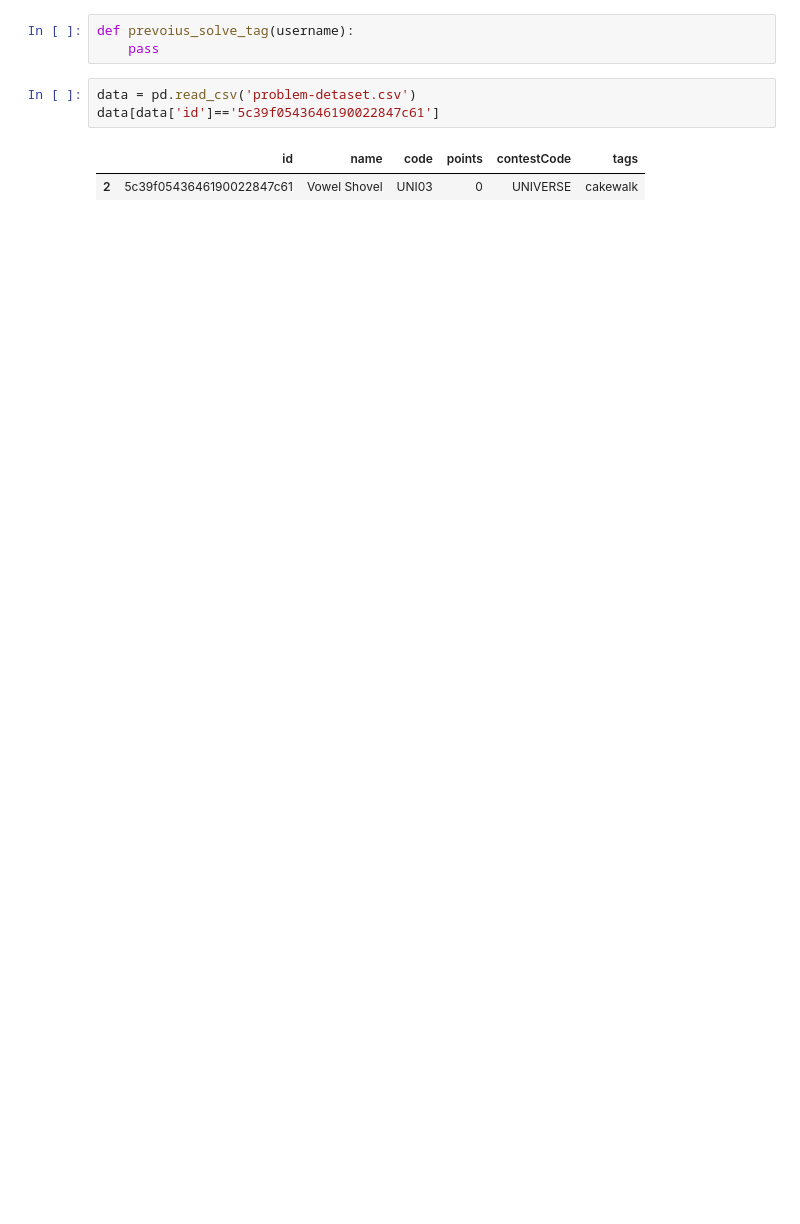
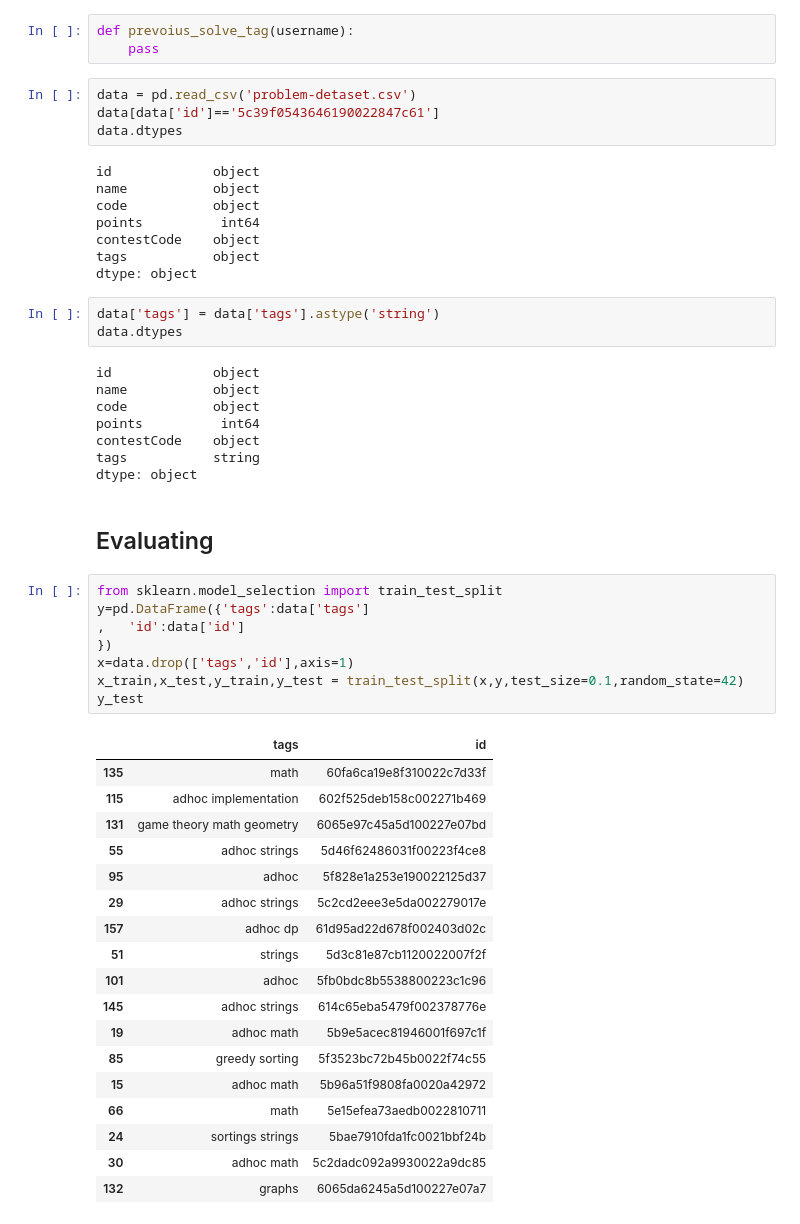
Before and after one commit to SalmanAd01/Recomendation-Prac, a Jupyter notebook: testing-model.ipynb, the cells around one changed output. Drawn from its saved outputs; the diff is of its cells as text; blank space fills up the shorter version.

```diff
--- a/testing-model.ipynb
+++ b/testing-model.ipynb
@@ -66,6 +76,52 @@ def prevoius_solve_tag(username):
 # %%
 data = pd.read_csv('problem-detaset.csv')
 data[data['id']=='5c39f0543646190022847c61']
+data.dtypes
 # %% [output]
-|  | id | name | code | points | contestCode | tags |
-| 2 | 5c39f0543646190022847c61 | Vowel Shovel | UNI03 | 0 | UNIVERSE | cakewalk |
+id             object
+name           object
+code           object
+points          int64
+contestCode    object
+tags           object
+dtype: object
+# %%
+data['tags'] = data['tags'].astype('string')
+data.dtypes
+# %% [output]
+id             object
+name           object
+code           object
+points          int64
+contestCode    object
+tags           string
+dtype: object
+# %% [markdown]
+## Evaluating
+# %%
+from sklearn.model_selection import train_test_split
+y=pd.DataFrame({'tags':data['tags']
+,   'id':data['id']
+})
+x=data.drop(['tags','id'],axis=1)
+x_train,x_test,y_train,y_test = train_test_split(x,y,test_size=0.1,random_state=42)
+y_test
+# %% [output]
+|  | tags | id |
+| 135 | math | 60fa6ca19e8f310022c7d33f |
+| 115 | adhoc implementation | 602f525deb158c002271b469 |
+| 131 | game theory math geometry | 6065e97c45a5d100227e07bd |
+| 55 | adhoc strings | 5d46f62486031f00223f4ce8 |
+| 95 | adhoc | 5f828e1a253e190022125d37 |
+| 29 | adhoc strings | 5c2cd2eee3e5da002279017e |
+| 157 | adhoc dp | 61d95ad22d678f002403d02c |
+| 51 | strings | 5d3c81e87cb1120022007f2f |
+| 101 | adhoc | 5fb0bdc8b5538800223c1c96 |
+| 145 | adhoc strings | 614c65eba5479f002378776e |
+| 19 | adhoc math | 5b9e5acec81946001f697c1f |
+| 85 | greedy sorting | 5f3523bc72b45b0022f74c55 |
+| 15 | adhoc math | 5b96a51f9808fa0020a42972 |
+| 66 | math | 5e15efea73aedb0022810711 |
+| 24 | sortings strings | 5bae7910fda1fc0021bbf24b |
+| 30 | adhoc math | 5c2dadc092a9930022a9dc85 |
+| 132 | graphs | 6065da6245a5d100227e07a7 |
```
Also changed, not shown: parts of 6 cells of this notebook, 2 other files.
